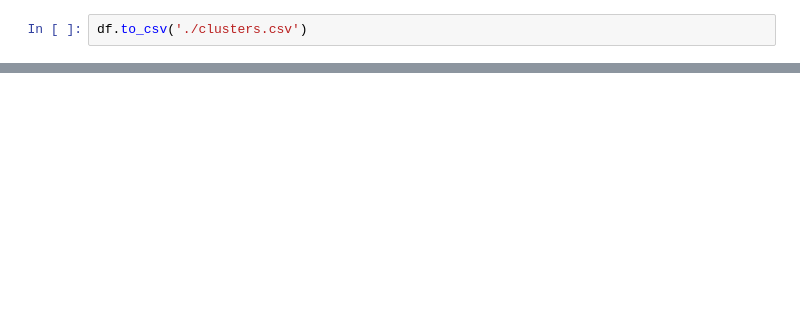
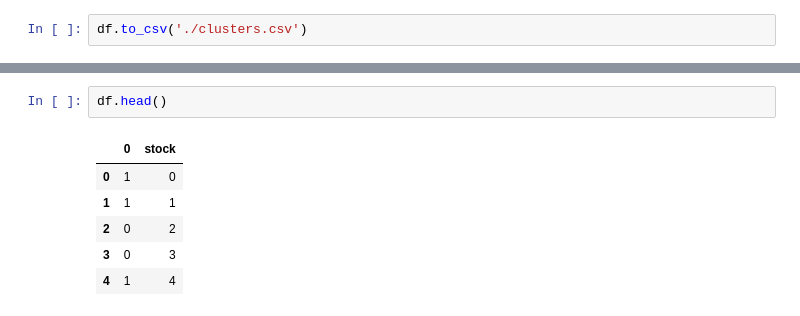
Before and after one commit to navyanshmahla/Funny-Indices-TRC, a Jupyter notebook: funny_indices.ipynb, the cells around one changed output, grey strips where cells are left out. Drawn from its saved outputs; the diff is of its cells as text; blank space fills up the shorter version.

```diff
--- a/funny_indices.ipynb
+++ b/funny_indices.ipynb
@@ -209,0 +233,9 @@ dtype: int64
+# %%
+df.head()
+# %% [output]
+|  | 0 | stock |
+| 0 | 1 | 0 |
+| 1 | 1 | 1 |
+| 2 | 0 | 2 |
+| 3 | 0 | 3 |
+| 4 | 1 | 4 |
```
Also changed, not shown: parts of 10 cells of this notebook.
